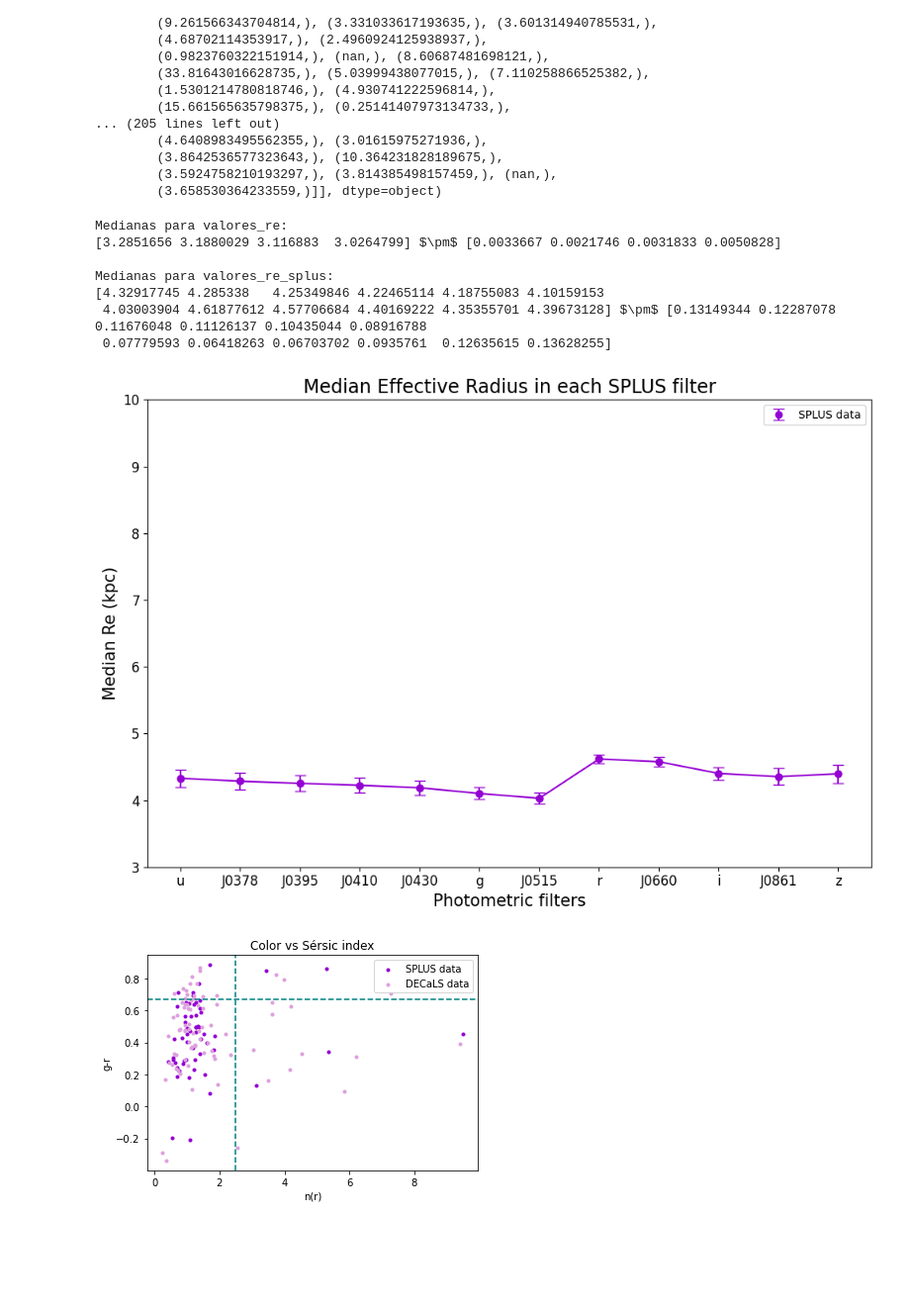
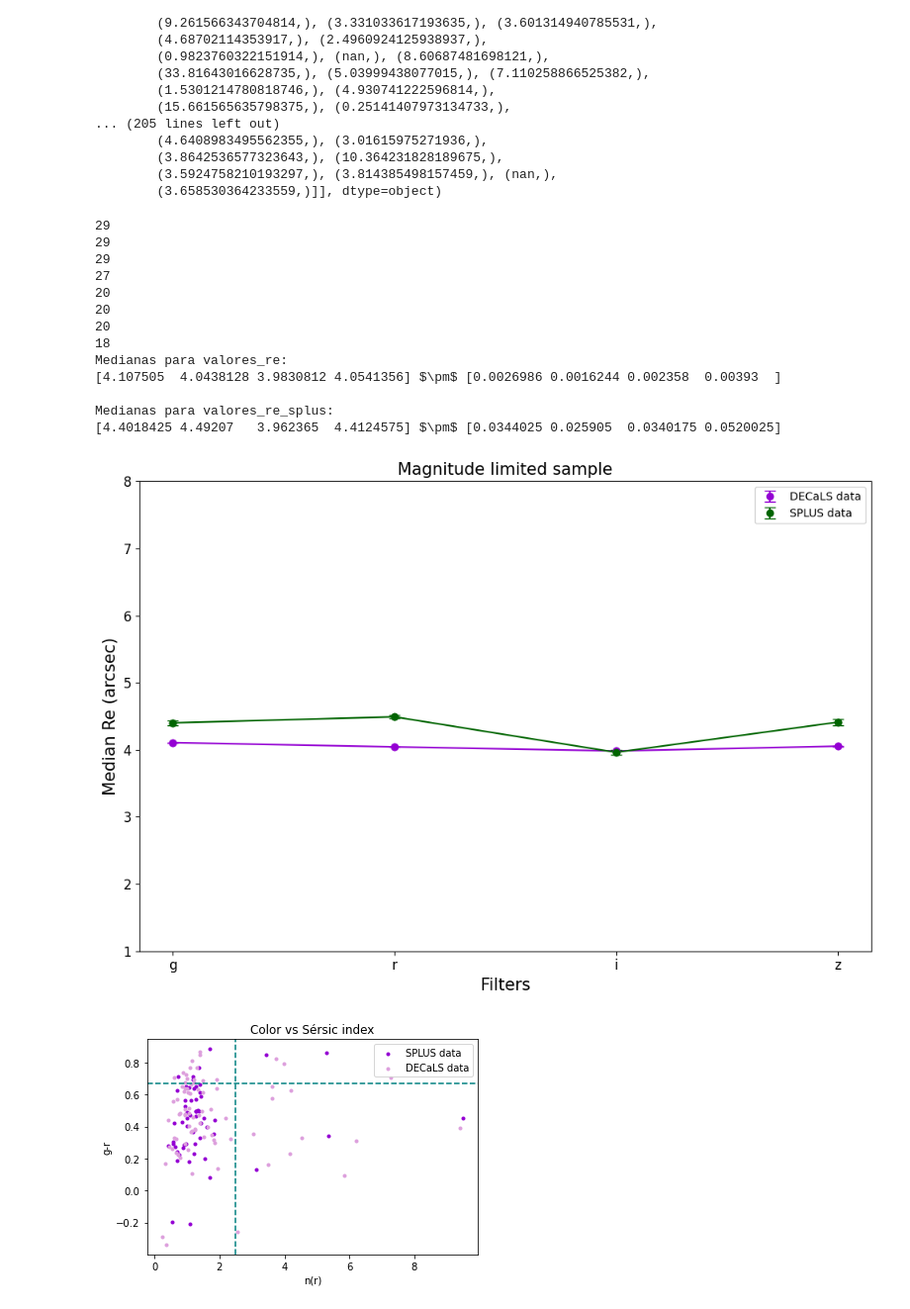
Before and after one commit to Siortiz/MorphoLS, a Jupyter notebook: Analysis/DECALS_SPLUS_plots.ipynb, the cells around one changed output. Shown at 99% size. Saved outputs shown, nothing was run; the diff lists cells and outputs as text; code cells hidden in the pictures; blank space fills up the shorter version.

```diff
--- a/Analysis/DECALS_SPLUS_plots.ipynb
+++ b/Analysis/DECALS_SPLUS_plots.ipynb
@@ -116,17 +129,17 @@ filtros = ['g', 'r', 'i', 'z']
 filtros_splus = ['u', 'J0378', 'J0395', 'J0410', 'J0430', 'g', 'J0515', 'r', 'J0660', 'i', 'J0861', 'z']
 for filtro in filtros:
     model['n_' + filtro] = pd.to_numeric(model['n_' + filtro], errors='coerce')
-    model['RE_' +filtro] = pd.to_numeric(model['RE_' + filtro], errors = 'coerce')
+    model['RE_' +filtro] = pd.to_numeric(model['RE_' + filtro], errors = 'coerce')*0.262
     model['e_n_' + filtro] = pd.to_numeric(model['e_n_' + filtro], errors='coerce')
-    model['e_RE_' + filtro] = pd.to_numeric(model['e_RE_' + filtro], errors='coerce')
+    model['e_RE_' + filtro] = pd.to_numeric(model['e_RE_' + filtro], errors='coerce')*0.262
 #H_0 = 67.4  # km/s/Mpc
 #splus['Distance (Mpc)'] = (splus['zmemb'] * 300000) / H_0
 for fil in filtros_splus:
     splus['n_' + fil] = pd.to_numeric(splus['n_' + fil], errors='coerce')
-    splus['RE_' +fil] = pd.to_numeric(splus['RE_' + fil], errors = 'coerce')
+    splus['RE_' +fil] = pd.to_numeric(splus['RE_' + fil], errors = 'coerce')*0.55
     splus['MAG_' +fil] = pd.to_numeric(splus['MAG_' + fil], errors = 'coerce')
     splus['e_n_' + fil] = pd.to_numeric(splus['e_n_' + fil], errors='coerce')
-    splus['e_RE_' + fil] = pd.to_numeric(splus['e_RE_' + fil], errors='coerce')
+    splus['e_RE_' + fil] = pd.to_numeric(splus['e_RE_' + fil], errors='coerce')*0.55
     #splus[f'RE_{fil}(kpc)'] = (splus[f'RE_{fil}'] * 0.55 * splus['Distance (Mpc)']) / 206.265
     #splus[f'e_RE_{fil}(kpc)'] = (splus[f'e_RE_{fil}'] * 0.55 * splus['Distance (Mpc)']) / 206.265
 # %%
@@ -437,65 +293,71 @@ array([[(3.7592276105304028,), (5.742240186686179,),
         (3.658530364233559,)]], dtype=object)
 # %%
 valores_re = np.array([model['RE_' + filtro] for filtro in filtros])
-valores_re_splus = np.array([splus[[f'RE_{filtro}(kpc)']] for filtro in filtros_splus])
+valores_re_splus = np.array([splus[[f'RE_' + filtro]] for filtro in filtros])
 
 errores_re = np.array([model['e_RE_' + filtro] for filtro in filtros])
-errores_re_splus = np.array([splus[f'e_RE_{filtro}(kpc)'] for filtro in filtros_splus])
+errores_re_splus = np.array([splus[f'e_RE_' + filtro] for filtro in filtros])
 
 # Calcular medianas para cada filtro en 'valores_sersic'
 medianas_valores_re = np.array([calcular_mediana_sin_nan_ni_ceros(valores_re[i]) for i in range(len(filtros))])
 
 # Calcular medianas para cada filtro en 'valores_sersic_splus'
-medianas_valores_re_splus = np.array([calcular_mediana_sin_nan_ni_ceros([valores_re_splus[i][j][0] for j in range(43)]) for i in range(len(filtros_splus))])
+medianas_valores_re_splus = np.array([calcular_mediana_sin_nan_ni_ceros([valores_re_splus[i][j][0] for j in range(len(splus))]) for i in range(len(filtros))])
 
 #Calcular error de la mediana para cada filtro en 'valores_sersic'
 error_valores_re = np.array([calcular_errores(errores_re[i]) for i in range(len(filtros))])
 
 #Calcular error de la mediana para cada filtro en 'valores_sersic_splus'
-error_valores_re_splus = np.array([calcular_errores(errores_re_splus[i]) for i in range(len(filtros_splus))])
+error_valores_re_splus = np.array([calcular_errores(errores_re_splus[i]) for i in range(len(filtros))])
 
 # Imprimir resultados
 print("Medianas para valores_re:")
-print(f'{medianas_valores_re*0.262} $\pm$ {error_valores_re*0.262}')
+print(f'{medianas_valores_re} $\pm$ {error_valores_re}')
 
 print("\nMedianas para valores_re_splus:")
 print(f'{medianas_valores_re_splus} $\pm$ {error_valores_re_splus}')
 # %% [output]
+29
+29
+29
+27
+20
+20
+20
+18
 Medianas para valores_re:
-[3.2851656 3.1880029 3.116883  3.0264799] $\pm$ [0.0033667 0.0021746 0.0031833 0.0050828]
+[4.107505  4.0438128 3.9830812 4.0541356] $\pm$ [0.0026986 0.0016244 0.002358  0.00393  ]
 
 Medianas para valores_re_splus:
-[4.32917745 4.285338   4.25349846 4.22465114 4.18755083 4.10159153
- 4.03003904 4.61877612 4.57706684 4.40169222 4.35355701 4.39673128] $\pm$ [0.13149344 0.12287078 0.11676048 0.11126137 0.10435044 0.08916788
- 0.07779593 0.06418263 0.06703702 0.0935761  0.12635615 0.13628255]
+[4.4018425 4.49207   3.962365  4.4124575] $\pm$ [0.0344025 0.025905  0.0340175 0.0520025]
 # %%
 # Crear el gráfico de puntos con barras de error
 plt.figure(figsize=(10, 7))
 
 # Gráfico para valores_sersic con barras de error
-#plt.errorbar(filtros, medianas_valores_re*0.262, yerr=error_valores_re*0.262, fmt='o', capsize=5, color='plum', label='DECaLS data')
-#plt.plot(filtros, medianas_valores_re*0.262, color='plum', linestyle='-', marker='o')
+plt.errorbar(filtros, medianas_valores_re, yerr=error_valores_re, fmt='o', capsize=5, color='darkviolet', label='DECaLS data')
+plt.plot(filtros, medianas_valores_re, color='darkviolet', linestyle='-', marker='o')
 
 
 # Gráfico para valores_sersic_splus con barras de error
-plt.errorbar(filtros_splus, medianas_valores_re_splus, yerr=error_valores_re_splus, fmt='o', capsize=5, color='darkviolet',label='SPLUS data')
-plt.plot(filtros_splus, medianas_valores_re_splus, color='darkviolet', linestyle='-', marker='o')
+plt.errorbar(filtros, medianas_valores_re_splus, yerr=error_valores_re_splus, fmt='o', capsize=5, color='darkgreen',label='SPLUS data')
+plt.plot(filtros, medianas_valores_re_splus, color='darkgreen', linestyle='-', marker='o')
 
 # Personalizar el gráfico
-plt.xticks(range(len(filtros_splus)), filtros_splus, size=12)  # Etiquetas del eje x
+plt.xticks(range(len(filtros)), filtros, size=12)  # Etiquetas del eje x
 plt.yticks(size=12)
-plt.xlabel('Photometric filters', size=15)
-plt.ylabel('Median Re (kpc)', size=15)
-plt.title('Median Effective Radius in each SPLUS filter', size=17)
+plt.xlabel('Filters', size=15)
+plt.ylabel('Median Re (arcsec)', size=15)
+plt.title('Magnitude limited sample', size=15)
 plt.legend()
-plt.ylim(3, 10)
+plt.ylim(1, 8)
 
 plt.tight_layout()
 
 # Mostrar el gráfico
 plt.show()
 # %% [output]
-[figure, old version]
+[figure, new version]
 # %%
 # Obtener los grupos únicos en la tabla model
 model_groups = set(model['Group'])
```
Also changed, not shown: parts of 10 cells of this notebook, 1 other file.
